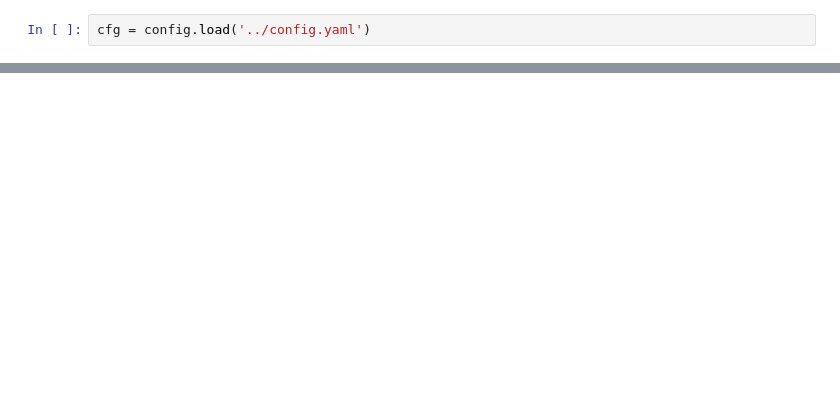
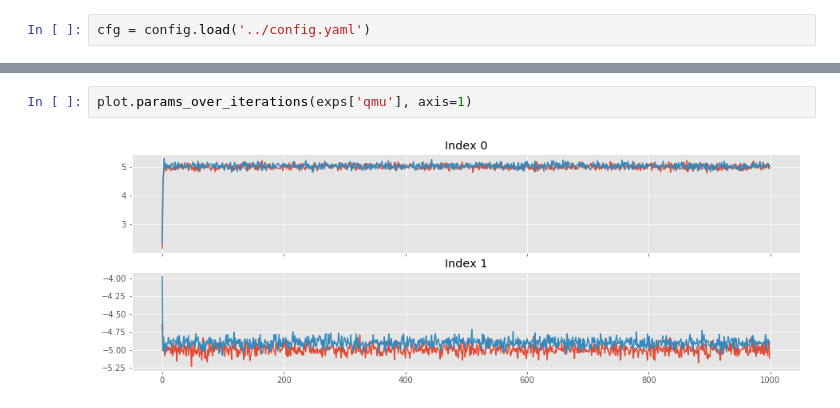
Before and after one commit to edublancas/neural-clustering, a Jupyter notebook: notebooks/4-experiments.ipynb, the cells around one changed output, grey strips where cells are left out. Cells and saved outputs as stored; diff of their text form; blank space fills up the shorter version.

```diff
--- a/notebooks/4-experiments.ipynb
+++ b/notebooks/4-experiments.ipynb
@@ -23,0 +33,4 @@ summarize_experiments(cfg)
+# %%
+plot.params_over_iterations(exps['qmu'], axis=1)
+# %% [output]
+[figure, added]
```
Also changed, not shown: parts of 5 cells of this notebook, 5 other files.
